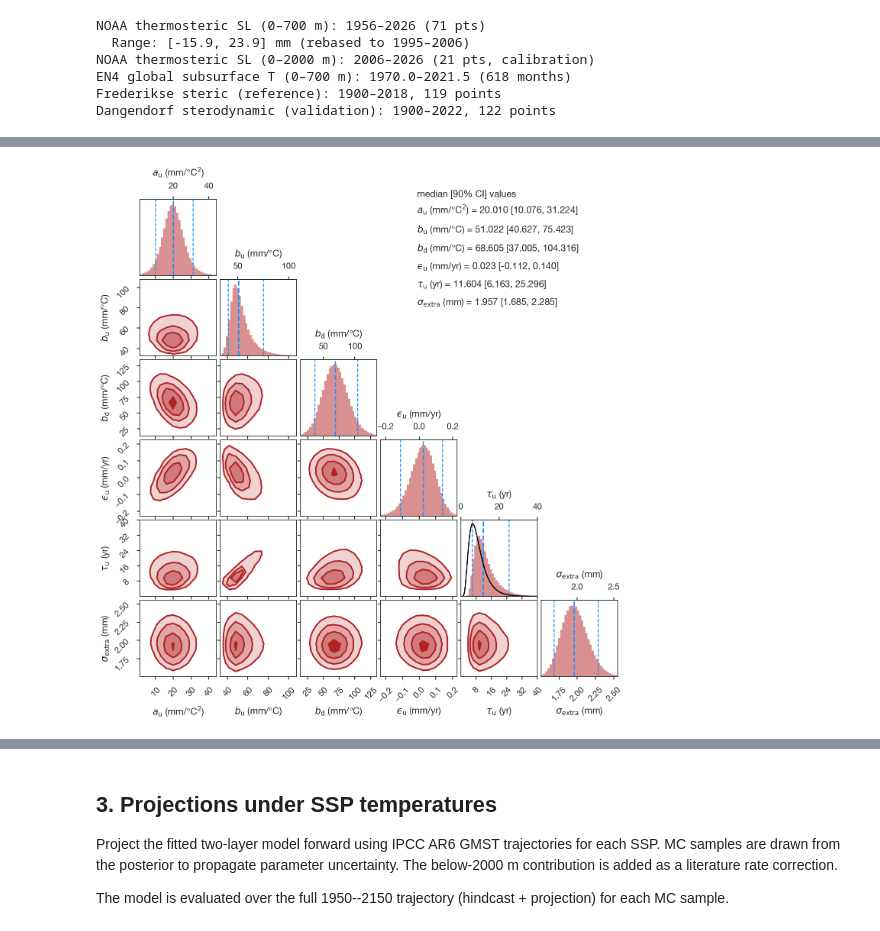
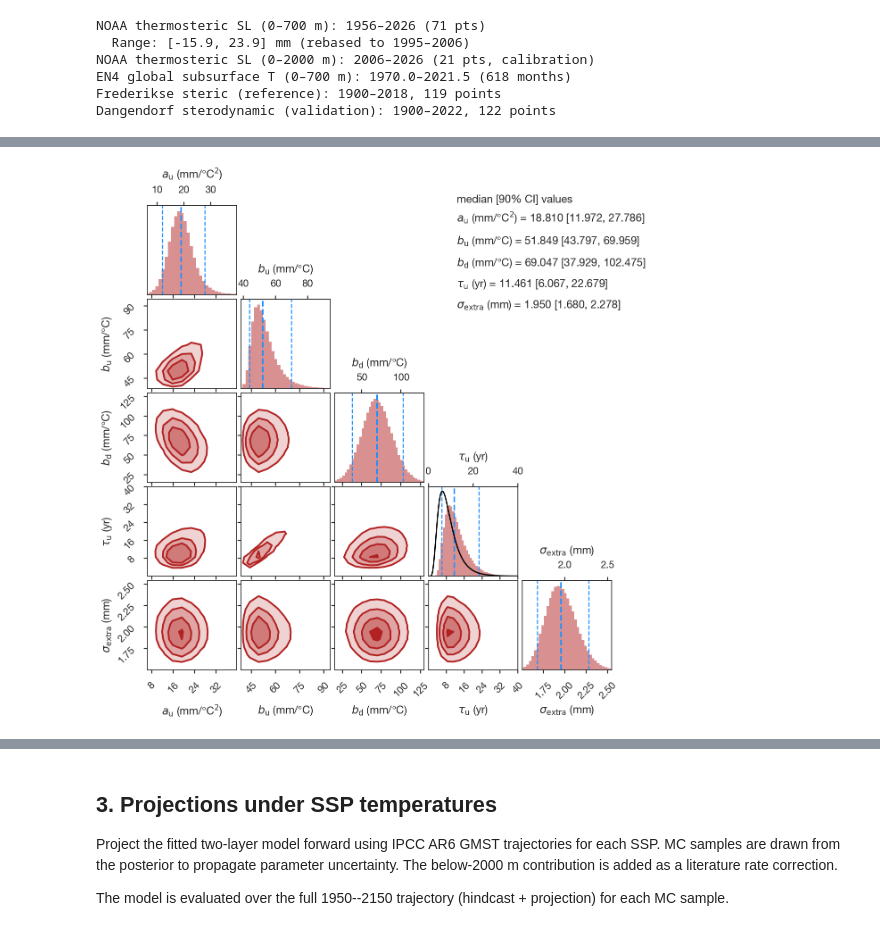
Before and after one commit to bminchew/GMSLR_forecast_v1, a Jupyter notebook: slr_forecast/notebooks/component_ocean.ipynb, the cells around one changed output, grey strips where cells are left out. Cells and saved outputs as stored; diff of their text form; code cells hidden in the pictures.

```diff
--- a/slr_forecast/notebooks/component_ocean.ipynb
+++ b/slr_forecast/notebooks/component_ocean.ipynb
@@ -540,8 +532,7 @@ Running emcee: 64 walkers, 6000 burn-in + 30000 production (6 params)...
 # The marginals above hide parameter degeneracies. b_u and tau_u trade off
 # strongly in the likelihood (a slower upper-layer response can be offset by a
 # larger sensitivity to fit the same trajectory); tau_u's informative prior
-# breaks this degeneracy, so the posterior is well constrained. c is also
-# moderately correlated with a and b_u.
+# breaks this degeneracy, so the posterior is well constrained.
 # Median [90% CI] values are omitted from panel titles (they overflow the
 # plot window) and instead reported in a table in the upper-right of the figure.
 import corner
@@ -552,26 +543,25 @@ from scipy.stats import lognorm
 # Load cached posterior draws if this cell is run standalone (e.g. after a
 # kernel restart) without re-running the ~20 min MCMC fit above.
 try:
-    a_post, bu_post, bd_post, c_post, tau_u_post, sigma_extra_post
+    a_post, bu_post, bd_post, tau_u_post, sigma_extra_post
 except NameError:
     with h5py.File('../data/processed/component_results.h5', 'r') as _f:
         _pg = _f['ocean/posteriors']
         a_post = _pg['a_posterior'][:]
         bu_post = _pg['b_u_posterior'][:]
         bd_post = _pg['b_d_posterior'][:]
-        c_post = _pg['c_posterior'][:]
         tau_u_post = _pg['tau_u_posterior'][:]
         sigma_extra_post = _pg['sigma_extra_posterior'][:]
 
 _corner_samples = np.column_stack([
     a_post * M_TO_MM, bu_post * M_TO_MM, bd_post * M_TO_MM,
-    c_post * M_TO_MM, tau_u_post, sigma_extra_post * M_TO_MM,
+    tau_u_post, sigma_extra_post * M_TO_MM,
 ])
 _corner_labels = [
     r'$a_{\mathrm{u}}$ (mm/°C$^2$)', r'$b_{\mathrm{u}}$ (mm/°C)', r'$b_{\mathrm{d}}$ (mm/°C)',
-    r'$ϵ_{\mathrm{u}}$ (mm/yr)', r'$\tau_{\mathrm{u}}$ (yr)', r'$\sigma_{\mathrm{extra}}$ (mm)',
+    r'$\tau_{\mathrm{u}}$ (yr)', r'$\sigma_{\mathrm{extra}}$ (mm)',
 ]
-_TAU_U_IDX = 4  # index of tau_u in _corner_labels / _corner_samples
+_TAU_U_IDX = 3  # index of tau_u in _corner_labels / _corner_samples
 _ndim = len(_corner_labels)
 
 # ── Recompute each parameter's marginal histogram in a throwaway figure
@@ -582,7 +572,6 @@ _pp_defs = [
     (a_post * M_TO_MM, None, None),
     (bu_post * M_TO_MM, None, None),
     (bd_post * M_TO_MM, None, None),
-    (c_post * M_TO_MM, None, None),
     (tau_u_post, lognorm(s=0.5, scale=8.0), (0, 40)),
     (sigma_extra_post * M_TO_MM, None, None),
 ]
@@ -648,8 +637,8 @@ for _i in range(_ndim):
     _ax_top = _axes_grid[_i, _i].secondary_xaxis('top')
     _ax_top.set_xlabel(_corner_labels[_i], labelpad=12)
 
-# ── Median [90% CI] table in the blank upper-right quadrant (rows 0-2,
-#    columns 3-5 are all above the diagonal and so are unused), set in
+# ── Median [90% CI] table in the blank upper-right block above the
+#    diagonal (rows 0 to k-1, columns k to ndim-1, k = ceil(ndim/2)), set in
 #    the same font size as the axis labels ──
 _meds = np.median(_corner_samples, axis=0)
 _q05s = np.percentile(_corner_samples, 5, axis=0)
@@ -659,44 +648,45 @@ _table_text = '\n'.join(
     for _i in range(_ndim)
 )
 _label_fs = _axes_grid[_ndim - 1, 0].xaxis.label.get_fontsize()
-_bbox_tl = _axes_grid[0, 3].get_position()
-_bbox_br = _axes_grid[2, 5].get_position()
+_k_tab = -(-_ndim // 2)
+_bbox_tl = _axes_grid[0, _k_tab].get_position()
+_bbox_br = _axes_grid[_k_tab - 1, _ndim - 1].get_position()
 _table_pt = (
     _bbox_tl.x0 + 0.02 * (_bbox_br.x1 - _bbox_tl.x0),
     _bbox_tl.y1 - 0.02 * (_bbox_tl.y1 - _bbox_br.y0),
 )
 _table_transform = offset_copy(
-    fig_corner.transFigure, fig=fig_corner, x=60, y=0, units='points')
+    fig_corner.transFigure, fig=fig_corner, x=40, y=0, units='points')
 _cap_transform = offset_copy(
-    fig_corner.transFigure, fig=fig_corner, x=60, y=10, units='points')
+    fig_corner.transFigure, fig=fig_corner, x=40, y=10, units='points')
 fig_corner.text(
     *_table_pt, 'median [90% CI] values', transform=_cap_transform,
     ha='left', va='bottom', fontsize=_label_fs,
 )
 fig_corner.text(
     *_table_pt, _table_text, transform=_table_transform,
     ha='left', va='top', fontsize=_label_fs, linespacing=2.0,
 )
 
 # ── Add whitespace between axis labels and tick labels: shift x-labels
 #    down 12 pt, y-labels left 12 pt (corner positions labels via
 #    transAxes fractional coords, not the standard labelpad, so the
 #    offset is applied directly in points) ──
 for _ax in fig_corner.axes:
     if _ax.get_xlabel():
         _lbl = _ax.xaxis.label
         _lbl.set_transform(offset_copy(
             _lbl.get_transform(), fig=fig_corner, x=0, y=-12, units='points'))
     if _ax.get_ylabel():
         _lbl = _ax.yaxis.label
         _lbl.set_transform(offset_copy(
             _lbl.get_transform(), fig=fig_corner, x=-12, y=0, units='points'))
 
 plt.savefig(f'{FIG_DIR}/component_ocean_posterior_corner.png',
             dpi=150, bbox_inches='tight')
 plt.show()
 # %% [output]
-[figure, old version]
+[figure, new version]
 # %%
 # ── Fit and residuals: NOAA 0-700 m, 0-2000 m, and full depth ──
 # Columns 1-2 are the calibration records.  Column 3 is the full-depth
```
Also changed, not shown: parts of 8 cells of this notebook, 8 other files.
